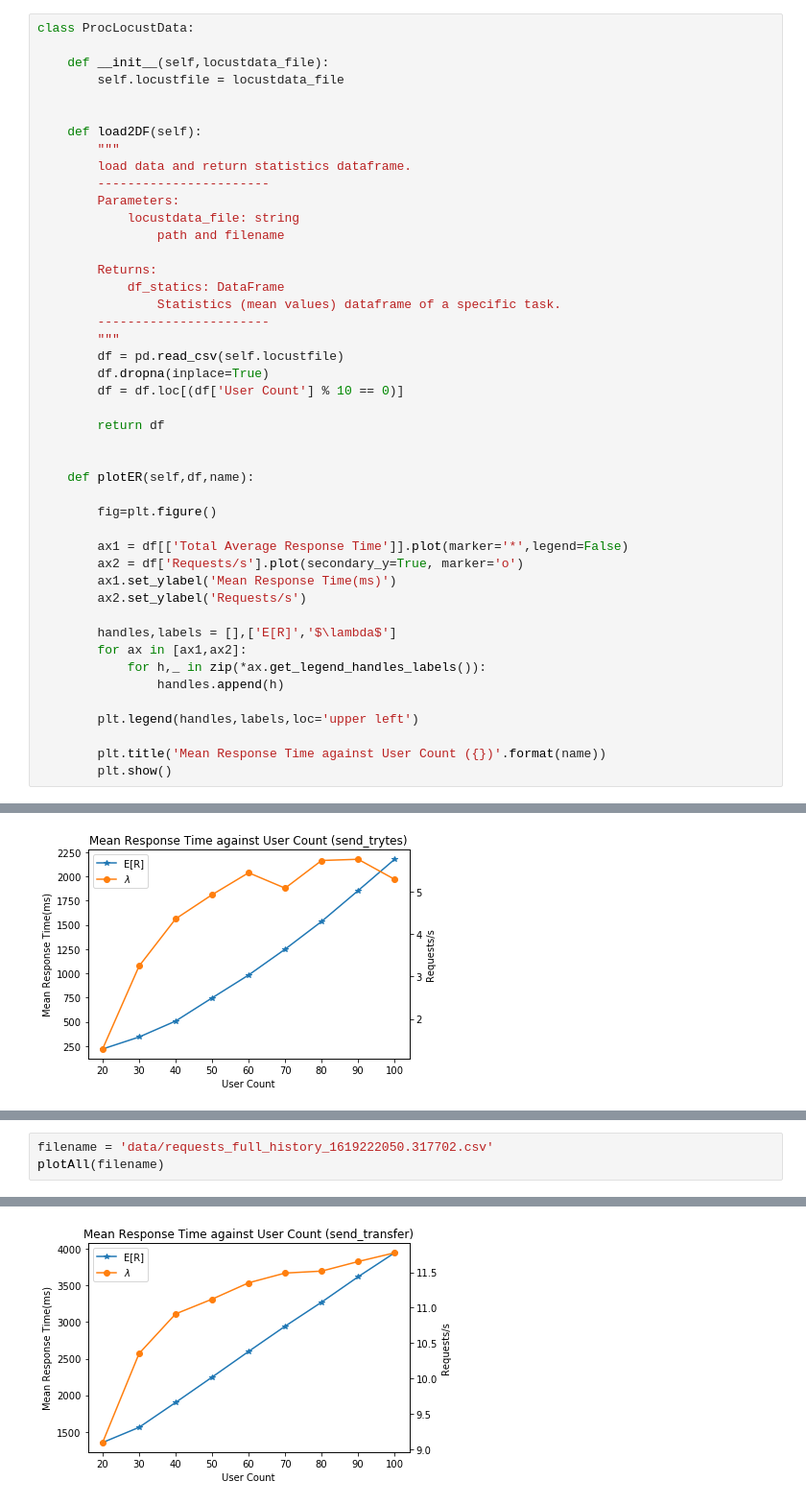
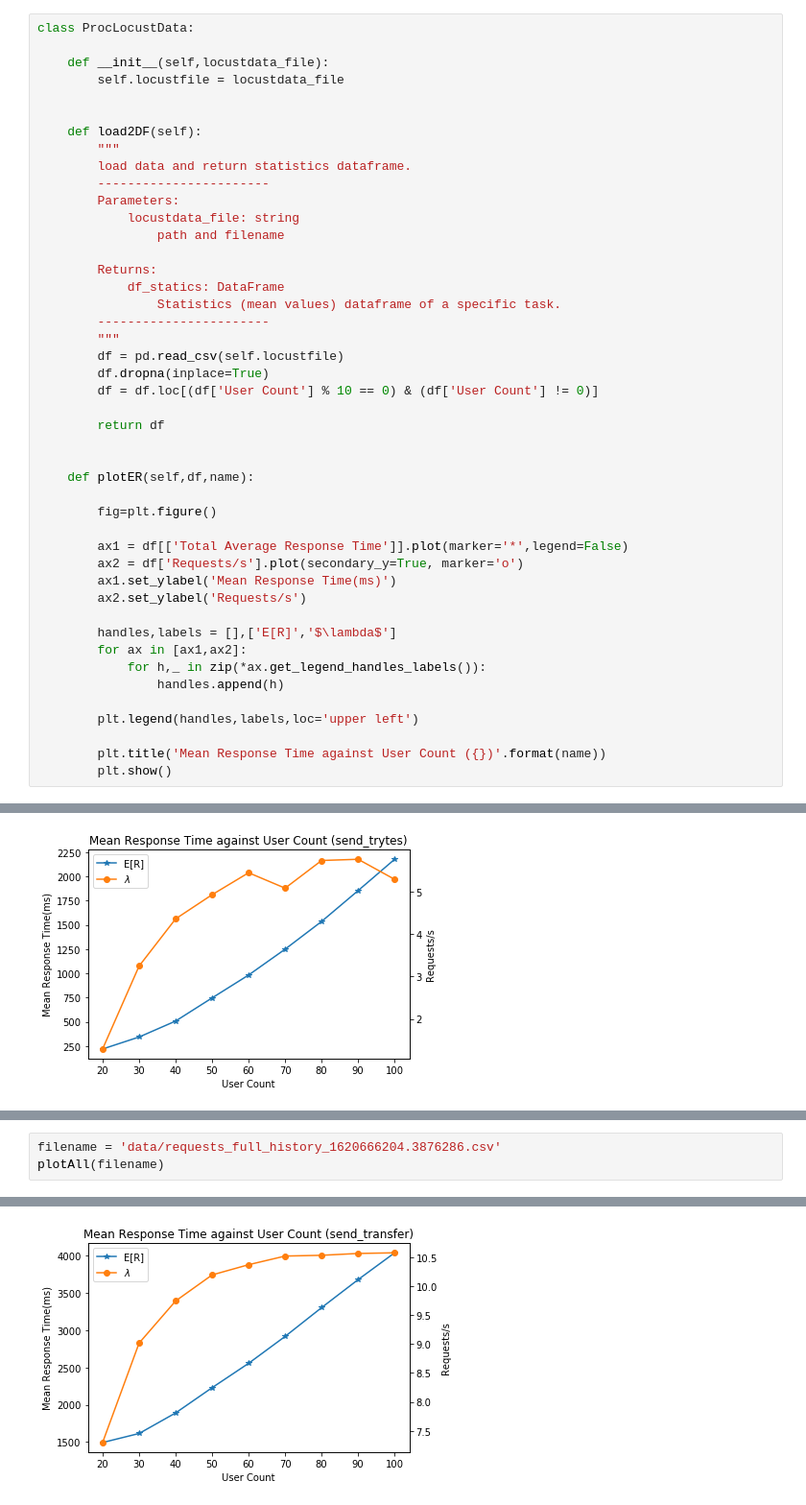
Before and after one commit to CaixiangFan/perfModelling, a Jupyter notebook: dataprocess.ipynb, the cells around one changed output, grey strips where cells are left out. Shown: that part at 96% size. Cells and saved outputs as stored; diff of their text form.

```diff
--- a/dataprocess.ipynb
+++ b/dataprocess.ipynb
@@ -113,7 +113,7 @@ class ProcLocustData:
         """
         df = pd.read_csv(self.locustfile)
         df.dropna(inplace=True)
-        df = df.loc[(df['User Count'] % 10 == 0)]
+        df = df.loc[(df['User Count'] % 10 == 0) & (df['User Count'] != 0)]
 
         return df
 
@@ -179,6 +179,6 @@ plotAll(filename)
 # %%
-filename = 'data/requests_full_history_1619222050.317702.csv'
+filename = 'data/requests_full_history_1620666204.3876286.csv'
 plotAll(filename)
 # %% [output]
 <Figure size 432x288 with 0 Axes>
-[figure, old version]
+[figure, new version]
```
Also changed, not shown: parts of 2 cells of this notebook, 1 other file.
